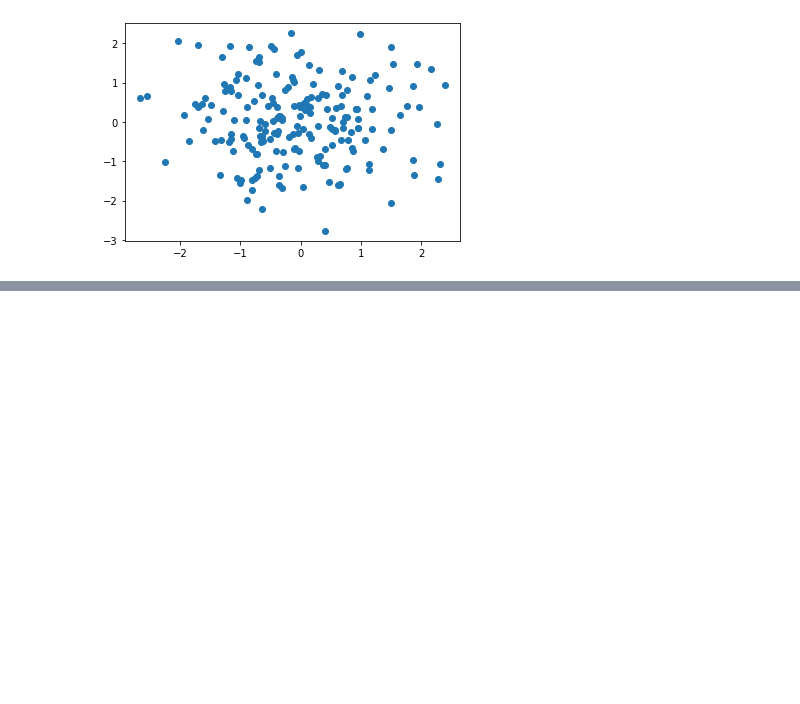
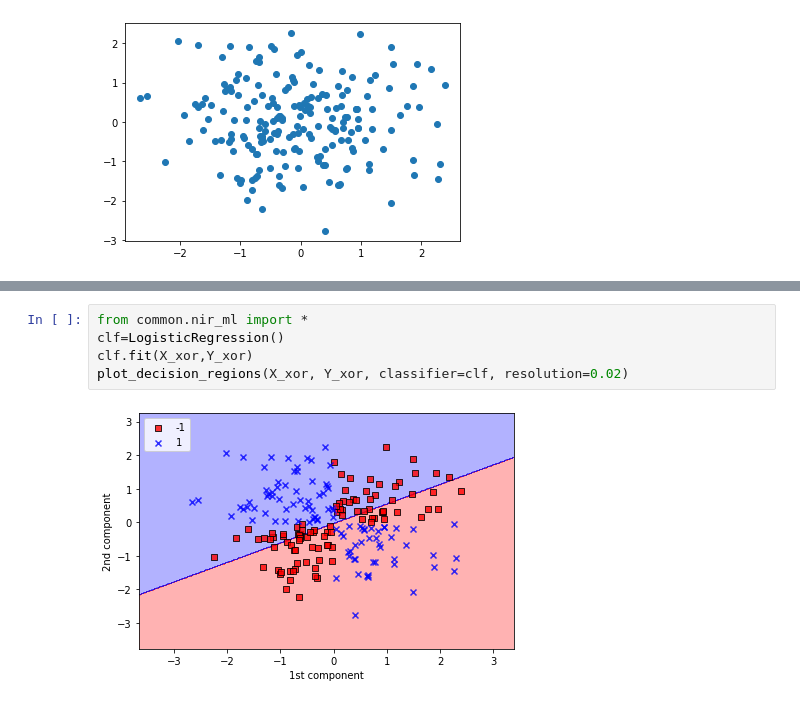
Before and after one commit to montcrypto/DataScience_AI, a Jupyter notebook: script/NIR_PCA_kNN_v4.ipynb, the cells around one changed output, grey strips where cells are left out. Saved outputs shown, nothing was run; the diff lists cells and outputs as text; blank space fills up the shorter version.

```diff
--- a/script/NIR_PCA_kNN_v4.ipynb
+++ b/script/NIR_PCA_kNN_v4.ipynb
@@ -588,0 +581,7 @@ plot_decision_regions(X_xor, Y_xor, classifier=clf, resolution=0.02)
+# %%
+from common.nir_ml import *
+clf=LogisticRegression()
+clf.fit(X_xor,Y_xor)
+plot_decision_regions(X_xor, Y_xor, classifier=clf, resolution=0.02)
+# %% [output]
+[figure, added]
```
Also changed, not shown: parts of 6 cells of this notebook, 1 other file.
